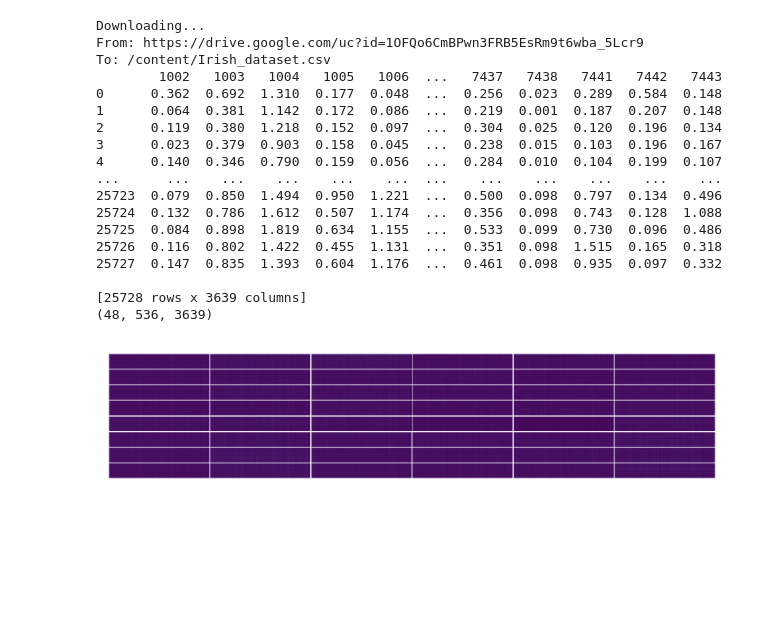
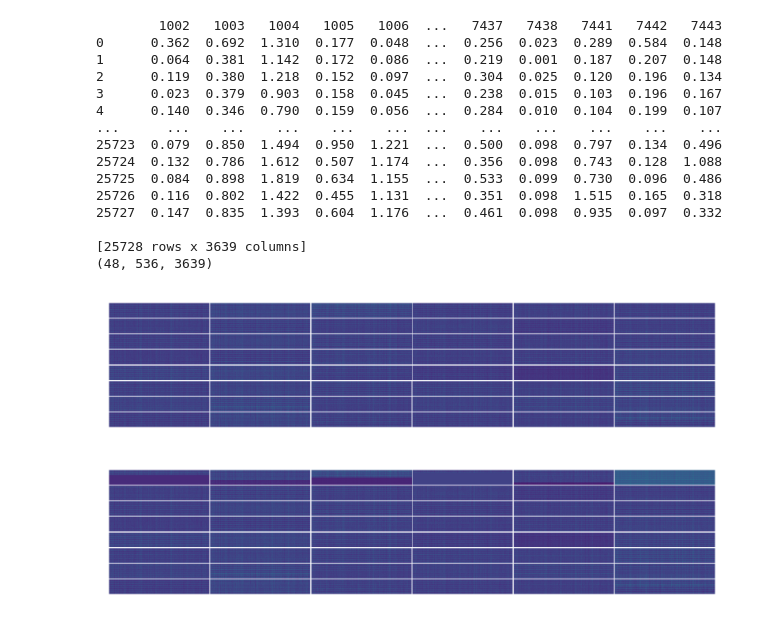
Before and after one commit to MayCXC/NSF-REU-2021, a Jupyter notebook: AMImodels1D.ipynb, the cells around one changed output. Drawn from its saved outputs; the diff is of its cells as text; code cells hidden in the pictures; blank space fills up the shorter version.

Commit message:
six attacks

```diff
--- a/AMImodels1D.ipynb
+++ b/AMImodels1D.ipynb
@@ -6,6 +6,7 @@ import pandas as pd
 import numpy as np
 import matplotlib.pyplot as plt
 from mpl_toolkits.axes_grid1 import ImageGrid
+from matplotlib.colors import PowerNorm
 
 if not os.path.exists('Irish_dataset.csv'):
   !gdown --id 1OFQo6CmBPwn3FRB5EsRm9t6wba_5Lcr9
@@ -16,35 +17,32 @@ print(dataset)
 groupby = dataset.groupby(by=lambda i: i//536)
 samples = np.array([groupby.get_group(group) for group in groupby.groups])
 shape = samples.shape
 print(shape)
 
 def heatmap(data):
   ig = ImageGrid(plt.gcf(), 111, nrows_ncols=(8, 6), axes_pad=2/300, direction='column')
   for ax,im in zip(ig,data):
     ax.set_axis_off()
     ax.get_yaxis().set_ticks([])
     ax.get_xaxis().set_ticks([])
-    ax.imshow(im)
+    ax.imshow(im, norm=PowerNorm(gamma=.5))
 
 plt.figure(dpi=360)
 heatmap(samples)
 # %% [output]
-Downloading...
-From: https://drive.google.com/uc?id=1OFQo6CmBPwn3FRB5EsRm9t6wba_5Lcr9
-To: /content/Irish_dataset.csv
         1002   1003   1004   1005   1006  ...   7437   7438   7441   7442   7443
 0      0.362  0.692  1.310  0.177  0.048  ...  0.256  0.023  0.289  0.584  0.148
 1      0.064  0.381  1.142  0.172  0.086  ...  0.219  0.001  0.187  0.207  0.148
 2      0.119  0.380  1.218  0.152  0.097  ...  0.304  0.025  0.120  0.196  0.134
 3      0.023  0.379  0.903  0.158  0.045  ...  0.238  0.015  0.103  0.196  0.167
 4      0.140  0.346  0.790  0.159  0.056  ...  0.284  0.010  0.104  0.199  0.107
 ...      ...    ...    ...    ...    ...  ...    ...    ...    ...    ...    ...
 25723  0.079  0.850  1.494  0.950  1.221  ...  0.500  0.098  0.797  0.134  0.496
 25724  0.132  0.786  1.612  0.507  1.174  ...  0.356  0.098  0.743  0.128  1.088
 25725  0.084  0.898  1.819  0.634  1.155  ...  0.533  0.099  0.730  0.096  0.486
 25726  0.116  0.802  1.422  0.455  1.131  ...  0.351  0.098  1.515  0.165  0.318
 25727  0.147  0.835  1.393  0.604  1.176  ...  0.461  0.098  0.935  0.097  0.332
 
 [25728 rows x 3639 columns]
 (48, 536, 3639)
-[figure, old version]
+[figure, new version]
@@ -70,0 +49,28 @@ for atk, (idx, row, col) in enumerate(thieves):
+# %%
+import random
+
+# random permutation of linear space
+def rpls(k,n):
+  return np.random.permutation(np.linspace(0,k,num=n,endpoint=False,dtype=int))
+
+thieves = zip(*(rpls(s,len(samples)//8) for s in shape))
+
+attacks = [
+  lambda X: np.dot(random.uniform(.1,.6),X),
+  lambda X: np.multiply(np.random.uniform(low=.1,high=.6,size=X.shape),X),
+  lambda X: np.dot(np.mean(X),np.random.uniform(low=.1,high=.6,size=X.shape)),
+  lambda X: np.full(X.shape, np.mean(X)),
+  lambda X: np.clip(X,0,random.uniform(.1,.6)*np.mean(X)),
+  lambda X: np.sqrt(X)
+]
+
+baddata = samples.copy()
+
+for atk, (idx, row, col) in enumerate(thieves):
+  start = np.ravel_multi_index((row,col),samples[idx].shape)
+  baddata[idx].flat[start:] = attacks[atk](samples[idx].flat[start:])
+
+plt.figure(dpi=360)
+heatmap(baddata)
+# %% [output]
+[figure, added]
```
Also changed, not shown: parts of 1 cell of this notebook.
